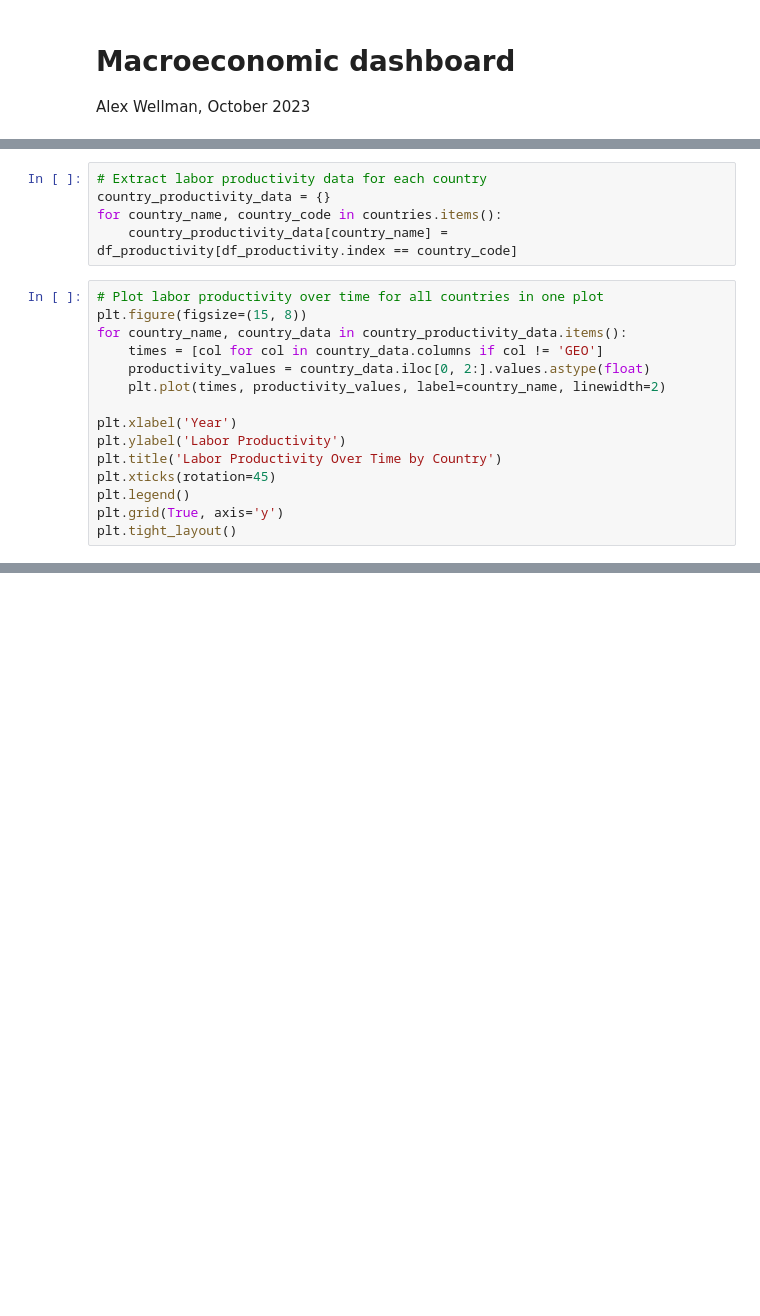
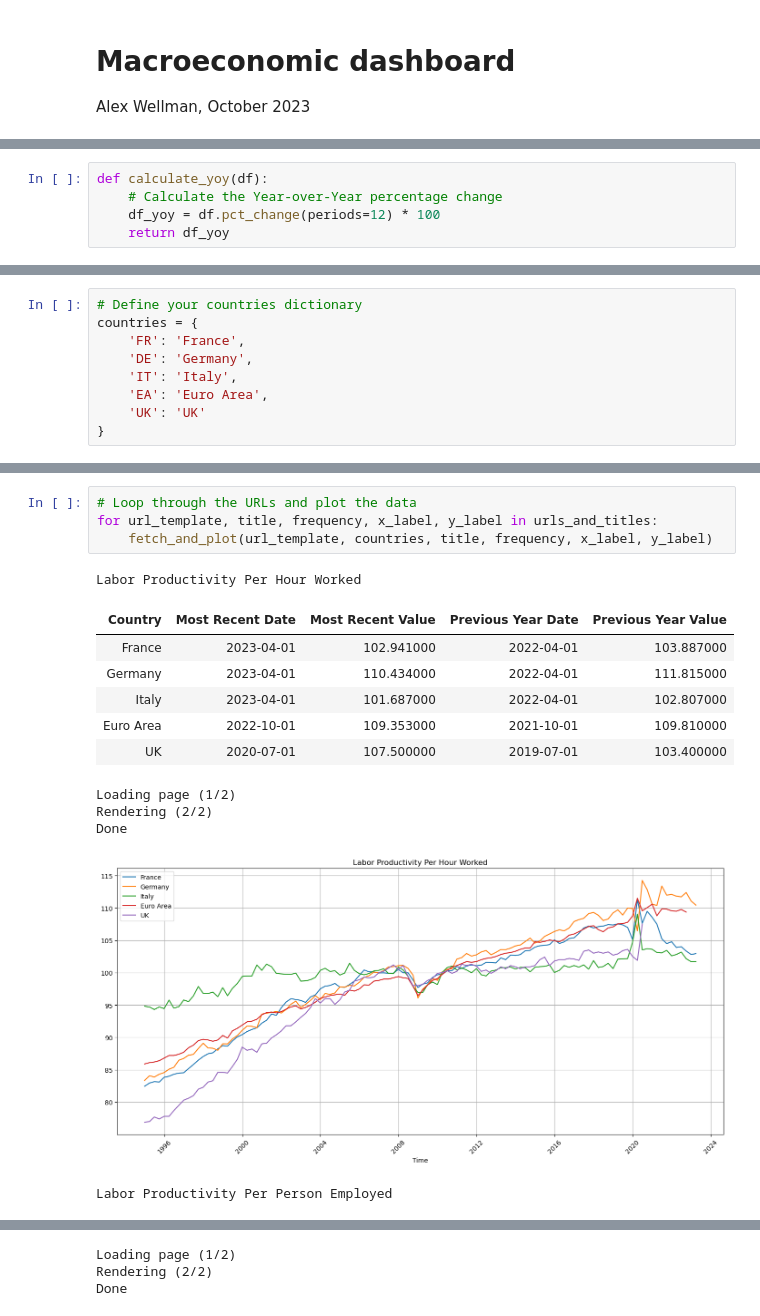
Before and after one commit to alexwellman/macrodata-wellman, a Jupyter notebook: plots.ipynb, the cells around one changed output, grey strips where cells are left out. Saved outputs shown, nothing was run; the diff lists cells and outputs as text; blank space fills up the shorter version.

Commit message:
Finished Euro Data

```diff
--- a/plots.ipynb
+++ b/plots.ipynb
@@ -231,20 +16,0 @@ for country_code, country_name in countries.items():
-# %%
-# Extract labor productivity data for each country
-country_productivity_data = {}
-for country_name, country_code in countries.items():
-    country_productivity_data[country_name] = df_productivity[df_productivity.index == country_code]
-# %%
-# Plot labor productivity over time for all countries in one plot
-plt.figure(figsize=(15, 8))
-for country_name, country_data in country_productivity_data.items():
-    times = [col for col in country_data.columns if col != 'GEO']
-    productivity_values = country_data.iloc[0, 2:].values.astype(float)
-    plt.plot(times, productivity_values, label=country_name, linewidth=2)
-
-plt.xlabel('Year')
-plt.ylabel('Labor Productivity')
-plt.title('Labor Productivity Over Time by Country')
-plt.xticks(rotation=45)
-plt.legend()
-plt.grid(True, axis='y')
-plt.tight_layout()
@@ -273,0 +17,5 @@ print(df_productivity)
+# %%
+def calculate_yoy(df):
+    # Calculate the Year-over-Year percentage change
+    df_yoy = df.pct_change(periods=12) * 100
+    return df_yoy
@@ -273,0 +136,9 @@ print(df_productivity)
+# %%
+# Define your countries dictionary
+countries = {
+    'FR': 'France',
+    'DE': 'Germany',
+    'IT': 'Italy',
+    'EA': 'Euro Area',
+    'UK': 'UK'
+}
@@ -273,0 +190,17 @@ print(df_productivity)
+# %%
+# Loop through the URLs and plot the data
+for url_template, title, frequency, x_label, y_label in urls_and_titles:
+    fetch_and_plot(url_template, countries, title, frequency, x_label, y_label)
+# %% [output]
+Labor Productivity Per Hour Worked
+| Country | Most Recent Date | Most Recent Value | Previous Year Date | Previous Year Value |
+| France | 2023-04-01 | 102.941000 | 2022-04-01 | 103.887000 |
+| Germany | 2023-04-01 | 110.434000 | 2022-04-01 | 111.815000 |
+| Italy | 2023-04-01 | 101.687000 | 2022-04-01 | 102.807000 |
+| Euro Area | 2022-10-01 | 109.353000 | 2021-10-01 | 109.810000 |
+| UK | 2020-07-01 | 107.500000 | 2019-07-01 | 103.400000 |
+Loading page (1/2)
+Rendering (2/2)
+Done
+[figure, added]
+Labor Productivity Per Person Employed
@@ -273,0 +213,3 @@ print(df_productivity)
+Loading page (1/2)
+Rendering (2/2)
+Done
```
Also changed, not shown: parts of 17 cells of this notebook, 28 other files.
